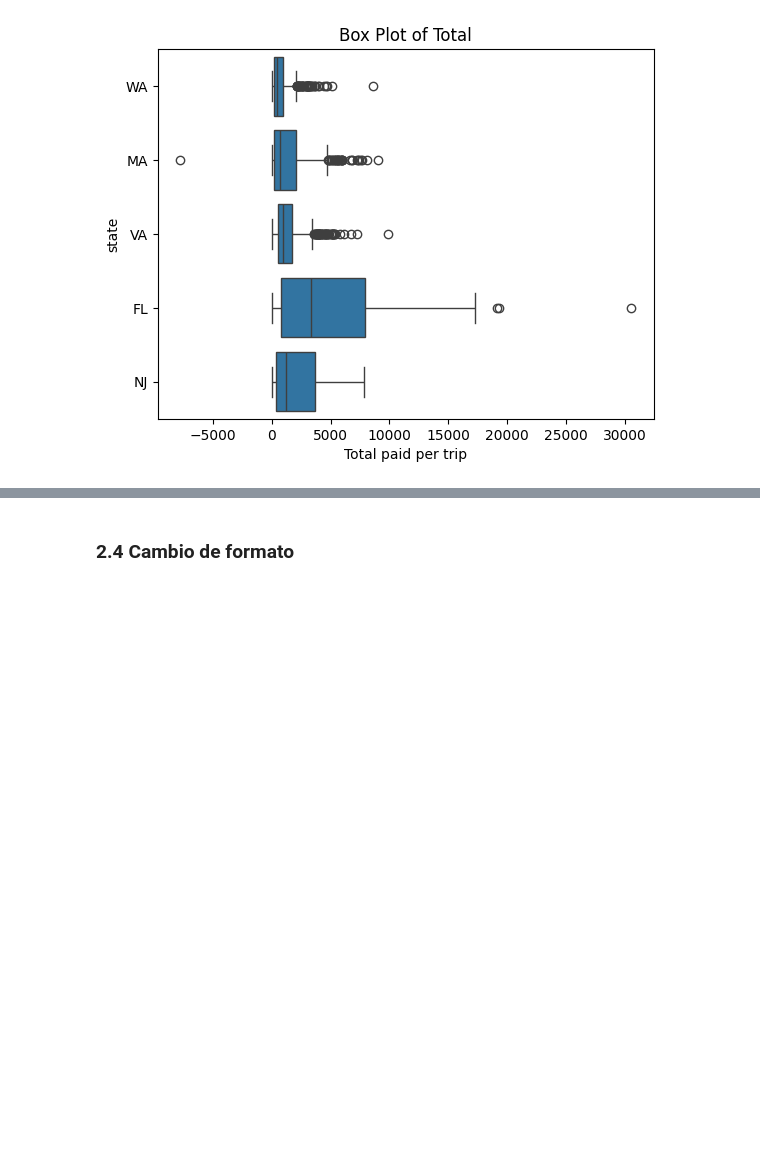
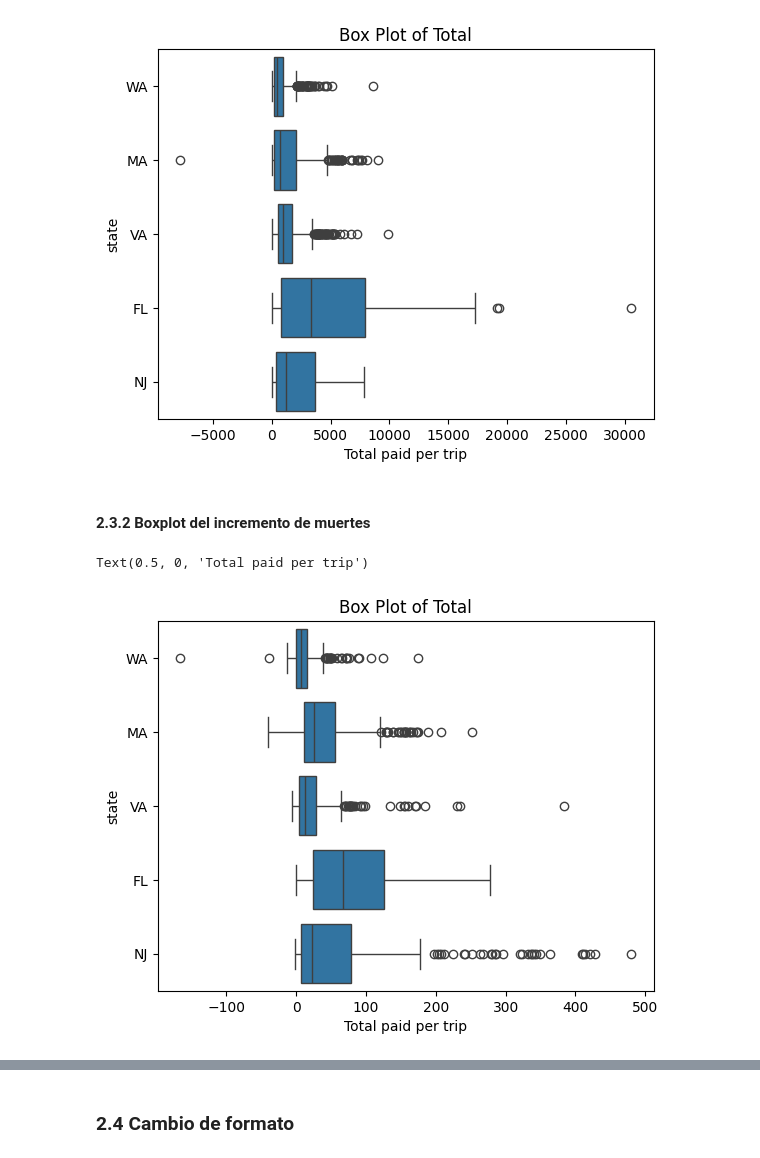
Before and after one commit to Bootcamp-DA-P2/proyecto5-exploratory-data-analysis-grupo2, a Jupyter notebook: note_book.ipynb, the cells around one changed output, grey strips where cells are left out. Cells and saved outputs as stored; diff of their text form; code cells hidden in the pictures; blank space fills up the shorter version.

```diff
--- a/note_book.ipynb
+++ b/note_book.ipynb
@@ -225,5 +228,4 @@ Los 5 estados con más registros en el dataset son: ['WA', 'MA', 'VA', 'FL', 'NJ
 # %%
-top_5_frecuentes = df_states['state'].value_counts().head(5).index.tolist()
 
 # Create a box plot
 g = sns.boxplot(
@@ -237,3 +239,18 @@ g.set_xlabel('Total paid per trip')
 # %% [output]
 Text(0.5, 0, 'Total paid per trip')
 [figure]
+# %% [markdown]
+#### **2.3.2 Boxplot del incremento de muertes**
+# %%
+# Create a box plot
+g = sns.boxplot(
+    data=df_states,
+    x="deathIncrease",
+    y="state",
+    order=top_5_frecuentes)
+# Add a title and change xlabel
+g.set_title('Box Plot of Total')
+g.set_xlabel('Total paid per trip')
+# %% [output]
+Text(0.5, 0, 'Total paid per trip')
+[figure, added]
```
Also changed, not shown: parts of 9 cells of this notebook.
